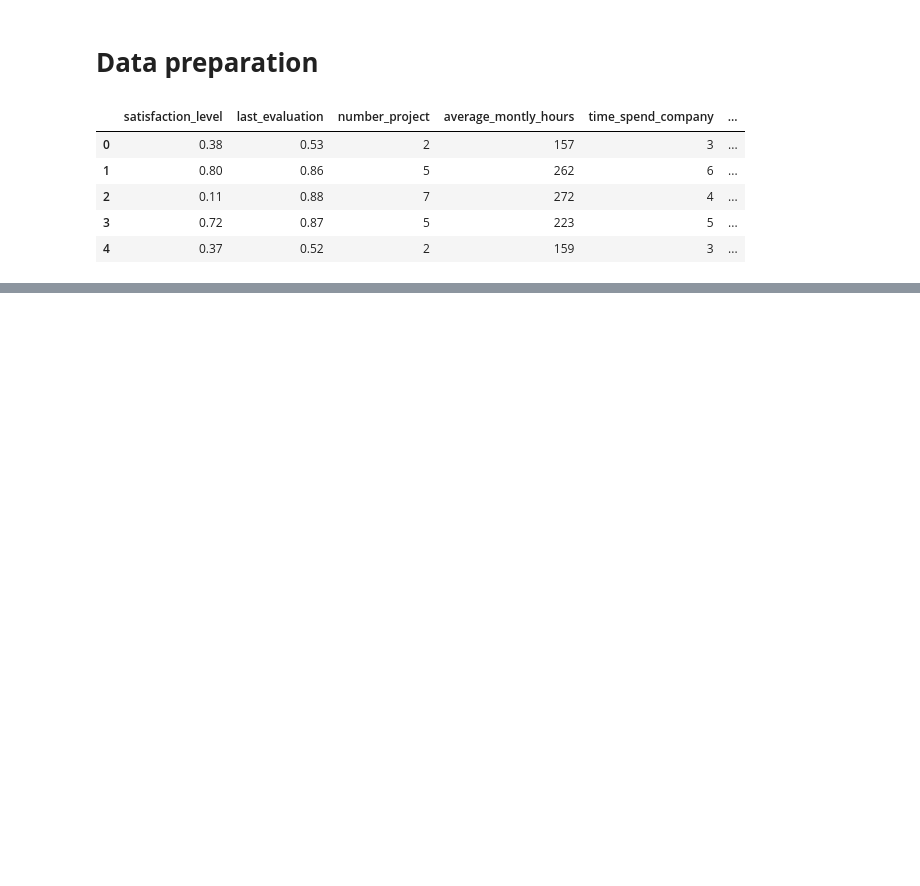
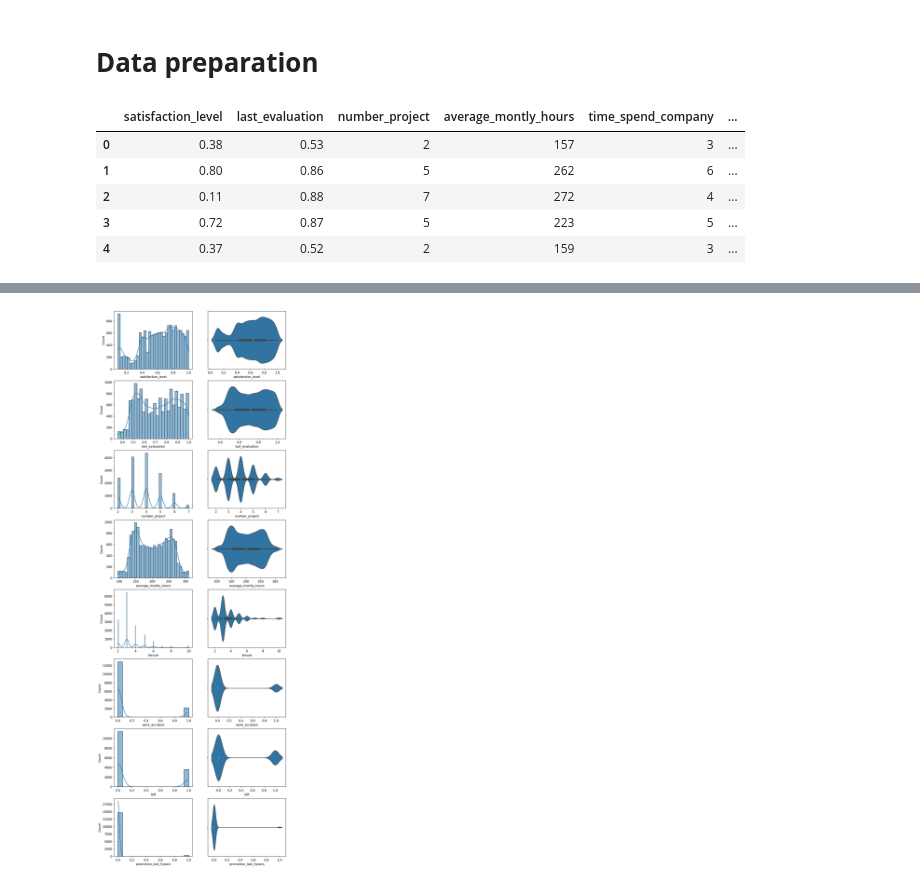
Before and after one commit to Hien-Doan/Final_Project_Lv3, a Jupyter notebook: MindX/Final Project/Final_Project_Sem3.ipynb, the cells around one changed output, grey strips where cells are left out. Saved outputs shown, nothing was run; the diff lists cells and outputs as text; code cells hidden in the pictures; blank space fills up the shorter version.

```diff
--- a/MindX/Final Project/Final_Project_Sem3.ipynb
+++ b/MindX/Final Project/Final_Project_Sem3.ipynb
@@ -48,0 +178,9 @@ df.head()
+# %%
+plt.figure(figsize=(10,len(num_cols)*4))
+for i,col in enumerate(num_cols):
+    plt.subplot(len(num_cols),2,i*2+1)
+    sns.histplot(df,x = col,kde=True)
+    plt.subplot(len(num_cols),2,i*2+2)
+    sns.violinplot(data = df, x = col)
+# %% [output]
+[figure, added]
```
Also changed, not shown: parts of 15 cells of this notebook.
